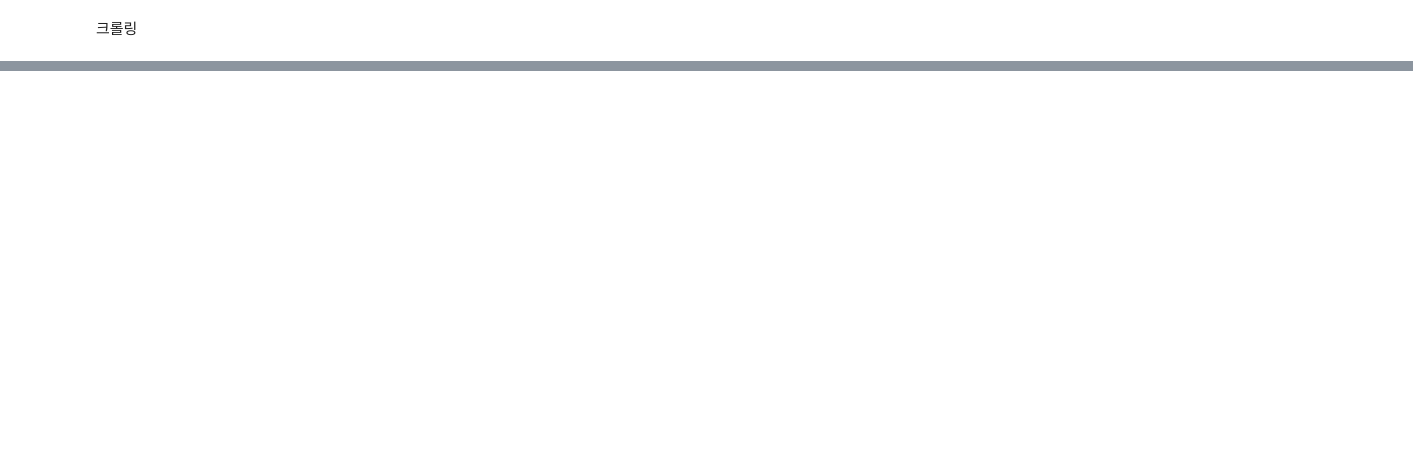
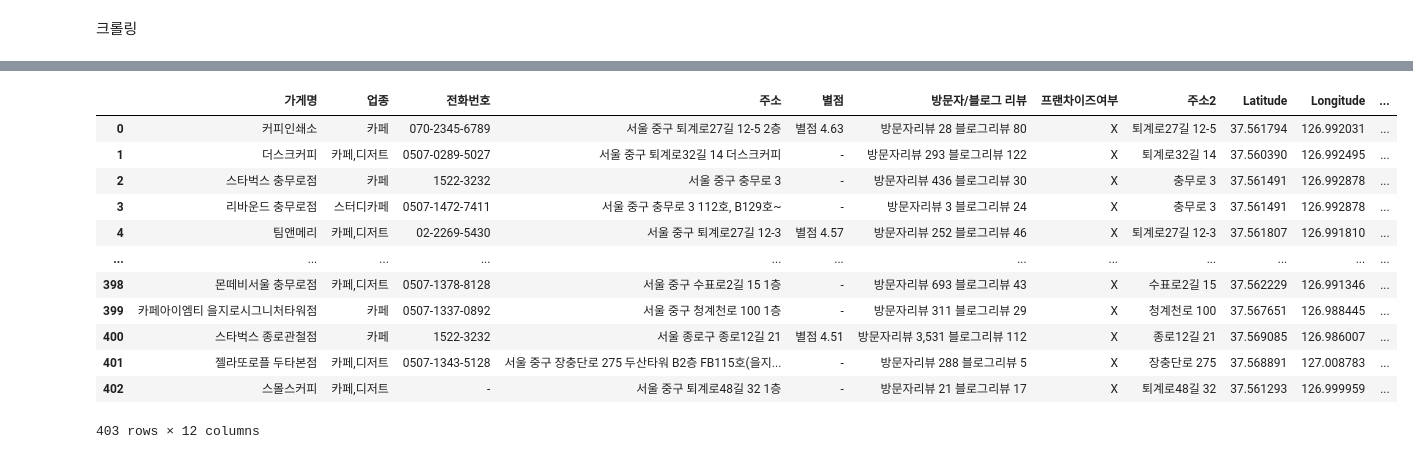
Before and after one commit to CSID-DGU/2024-1-DSCD-ASAP-4, a Jupyter notebook: codes/locationcount.ipynb, the cells around one changed output, grey strips where cells are left out. Drawn from its saved outputs; the diff is of its cells as text; code cells hidden in the pictures; blank space fills up the shorter version.

```diff
--- a/codes/locationcount.ipynb
+++ b/codes/locationcount.ipynb
@@ -16,7 +16,7 @@ from time import sleep
 # %%
 ## 이 코드는 전에 네이버 API로 한거
 
-df=pd.read_csv("서울 중구 카페.csv",encoding="CP949")
+df=pd.read_csv("C:/Users/taejin/Desktop/2024-1-DSCD-ASAP-4/result/multi_result_서울특별시_중구_필동_카페_1.csv",encoding="CP949")
 df.drop('Unnamed: 0',axis=1,inplace=True)
 #df=df.head(50)
 df_no_duplicates = df.drop_duplicates(subset=df.columns)
@@ -96,3 +94,38 @@ See the caveats in the documentation: https://pandas.pydata.org/pandas-docs/stab
+# %%
+def extract_and_sum(review_str):
+    import re
+    numbers = re.findall(r'\d+', str(review_str))  # 문자열에서 숫자만 추출
+    numbers = map(int, numbers)  # 추출한 숫자를 정수형으로 변환
+    return sum(numbers)  # 숫자 합산
+
+def extract_rating(rating_str):
+    import re
+    number = re.findall(r'\d+\.\d+', rating_str)  # 문자열에서 소수점을 포함한 숫자 추출
+    if number:
+        return float(number[0])  # 추출한 숫자를 실수형으로 변환
+    return None  # 숫자가 없을 경우 None 반환
+
+# 새로운 열 '리뷰 합계' 추가
+df_no_duplicates['리뷰 합계'] = df_no_duplicates['방문자/블로그 리뷰'].apply(extract_and_sum)
+
+#별점 뽑기
+df_no_duplicates['별점_1'] = df_no_duplicates['별점'].apply(extract_rating)
+
+df_no_duplicates
+# %% [output]
+|  | 가게명 | 업종 | 전화번호 | 주소 | 별점 | 방문자/블로그 리뷰 | 프랜차이즈여부 | 주소2 | Latitude | Longitude | ... |
+| 0 | 커피인쇄소 | 카페 | 070-2345-6789 | 서울 중구 퇴계로27길 12-5 2층 | 별점 4.63 | 방문자리뷰 28 블로그리뷰 80 | X | 퇴계로27길 12-5 | 37.561794 | 126.992031 | ... |
+| 1 | 더스크커피 | 카페,디저트 | 0507-0289-5027 | 서울 중구 퇴계로32길 14 더스크커피 | - | 방문자리뷰 293 블로그리뷰 122 | X | 퇴계로32길 14 | 37.560390 | 126.992495 | ... |
+| 2 | 스타벅스 충무로점 | 카페 | 1522-3232 | 서울 중구 충무로 3 | - | 방문자리뷰 436 블로그리뷰 30 | X | 충무로 3 | 37.561491 | 126.992878 | ... |
+| 3 | 리바운드 충무로점 | 스터디카페 | 0507-1472-7411 | 서울 중구 충무로 3 112호, B129호~ | - | 방문자리뷰 3 블로그리뷰 24 | X | 충무로 3 | 37.561491 | 126.992878 | ... |
+| 4 | 팀앤메리 | 카페,디저트 | 02-2269-5430 | 서울 중구 퇴계로27길 12-3 | 별점 4.57 | 방문자리뷰 252 블로그리뷰 46 | X | 퇴계로27길 12-3 | 37.561807 | 126.991810 | ... |
+| ... | ... | ... | ... | ... | ... | ... | ... | ... | ... | ... | ... |
+| 398 | 몬떼비서울 충무로점 | 카페,디저트 | 0507-1378-8128 | 서울 중구 수표로2길 15 1층 | - | 방문자리뷰 693 블로그리뷰 43 | X | 수표로2길 15 | 37.562229 | 126.991346 | ... |
+| 399 | 카페아이엠티 을지로시그니처타워점 | 카페 | 0507-1337-0892 | 서울 중구 청계천로 100 1층 | - | 방문자리뷰 311 블로그리뷰 29 | X | 청계천로 100 | 37.567651 | 126.988445 | ... |
+| 400 | 스타벅스 종로관철점 | 카페 | 1522-3232 | 서울 종로구 종로12길 21 | 별점 4.51 | 방문자리뷰 3,531 블로그리뷰 112 | X | 종로12길 21 | 37.569085 | 126.986007 | ... |
+| 401 | 젤라또로플 두타본점 | 카페,디저트 | 0507-1343-5128 | 서울 중구 장충단로 275 두산타워 B2층 FB115호(을지... | - | 방문자리뷰 288 블로그리뷰 5 | X | 장충단로 275 | 37.568891 | 127.008783 | ... |
+| 402 | 스몰스커피 | 카페,디저트 | - | 서울 중구 퇴계로48길 32 1층 | - | 방문자리뷰 21 블로그리뷰 17 | X | 퇴계로48길 32 | 37.561293 | 126.999959 | ... |
+403 rows × 12 columns
 # %%
 from folium.plugins import MarkerCluster
 from folium import Marker
```
Also changed, not shown: parts of 4 cells of this notebook.
